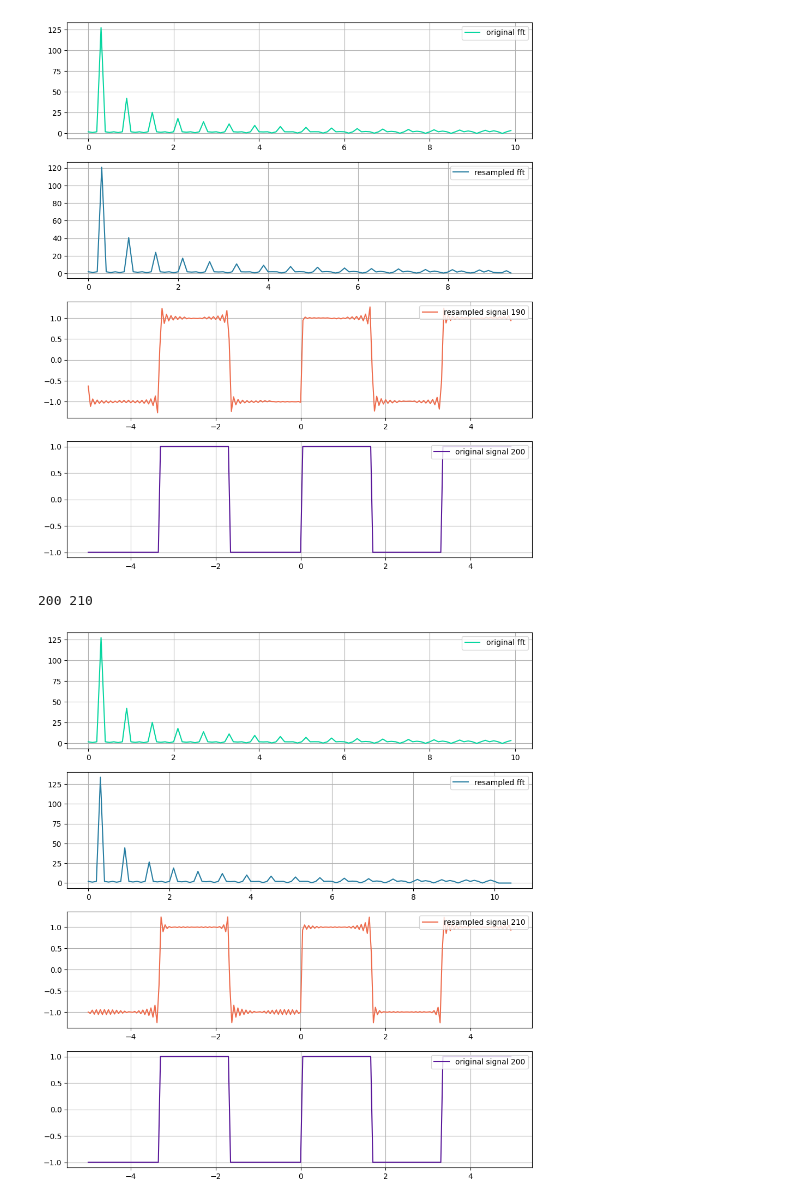
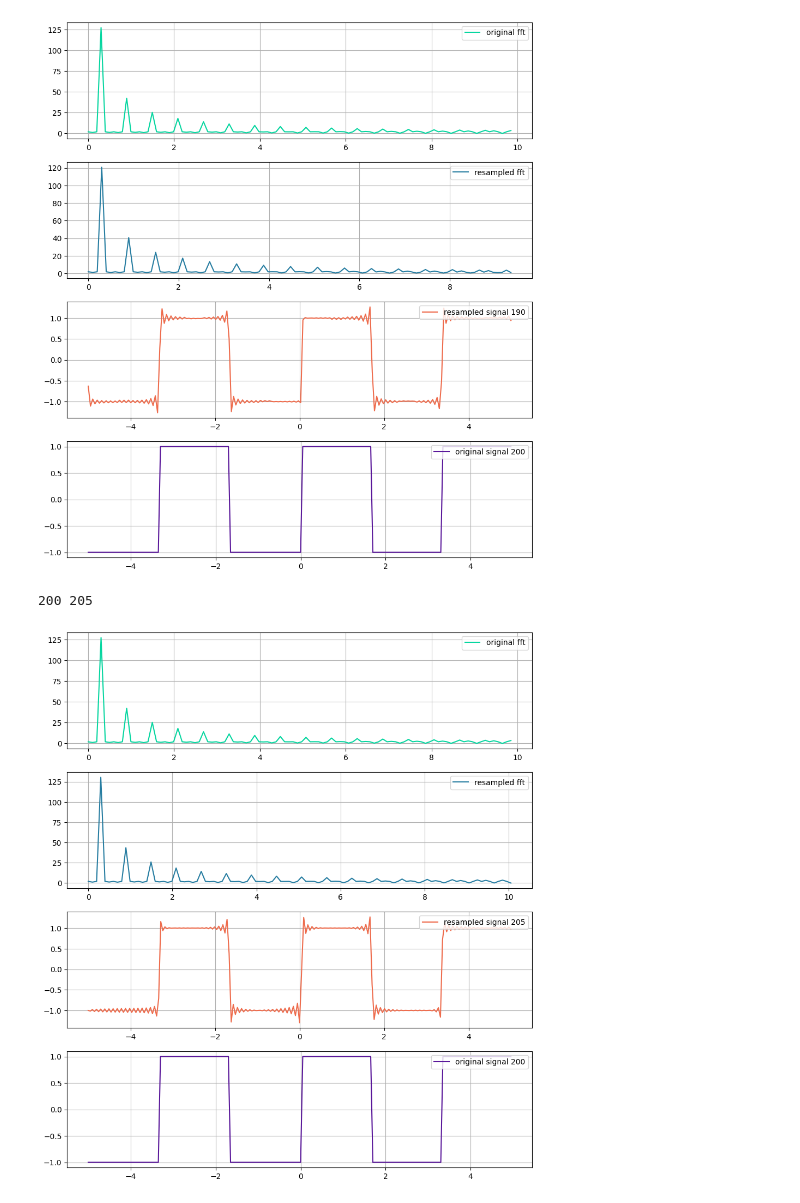
Before and after one commit to Altair200333/dataProcessing_nsu, a Jupyter notebook: task6_discr.ipynb, the cells around one changed output. Cells and saved outputs as stored; diff of their text form; code cells hidden in the pictures.

```diff
--- a/task6_discr.ipynb
+++ b/task6_discr.ipynb
@@ -107,14 +100,12 @@ def resample(data, newLen):
         result_ft = fft.ifft(scaledFt)*len(scaledFt)/len(data)
         downsample(result_ft, result)
     else:
-        #ratio = math.ceil(len(data)/newLen)
-        #print("ratio "+str(ratio))
-        #upsample source so that we can downsample it by selecting every <ratio>'s element
+        #upsample source so that we can downsample it by selecting every <n>'s element
         nearest = resample(data, lcm(len(data), newLen))
         #filter it to remove high frequency
         highCutoffFreq = 0.5/(2*xRange/newLen)
         #print(str(highCutoffFreq) + " " + str(2*xRange/newLen))
-        nearest = lowPass(highCutoffFreq, np.arange(-xRange, xRange, 2*xRange/len(nearest)), nearest)
+        nearest = lowPass(highCutoffFreq, np.linspace(-xRange, xRange, len(nearest)), nearest)
         #return nearest
         downsample(nearest, result)
 
@@ -152,9 +143,9 @@ def sampleRateConv(data, newLen):
 
     scaled = resample(data, newLen)
 
-    showPlots([getFreqPlot(fftData, "original fft", np.arange(-xRange, xRange, 2*xRange/len(fftData))),
-               getFreqPlot(FFT(scaled), "resampled fft", np.arange(-xRange, xRange, 2*xRange/len(scaled))),
-               {'data': np.real(scaled), 'label': "resampled signal " + str(len(scaled)), 'x': np.arange(-xRange, xRange, 2*xRange/len(scaled))},
+    showPlots([getFreqPlot(fftData, "original fft", np.linspace(-xRange, xRange, len(fftData))),
+               getFreqPlot(FFT(scaled), "resampled fft", np.linspace(-xRange, xRange, len(scaled))),
+               {'data': np.real(scaled), 'label': "resampled signal " + str(len(scaled)), 'x': np.linspace(-xRange, xRange, len(scaled))},
                {'data': np.real(data), 'label': "original signal " + str(len(data)), 'x': x}])
 # %%
 sampling = 0.1
@@ -201,11 +192,11 @@ sampleRateConv(signal.square(2 * np.pi * 0.3 * x), 190)
 # %%
 sampling = 0.05
 x = np.arange(-xRange, xRange, sampling)
 
-sampleRateConv(signal.square(2 * np.pi * 0.3 * x), 210)
+sampleRateConv(signal.square(2 * np.pi * 0.3 * x), 205)
 # %% [output]
-200 210
+200 205
-[figure, old version]
+[figure, new version]
 # %%
 sampleRateConv(signal.square(2 * np.pi * 0.3 * x), 4000)
 # %% [output]
```
Also changed, not shown: parts of 11 cells of this notebook.
